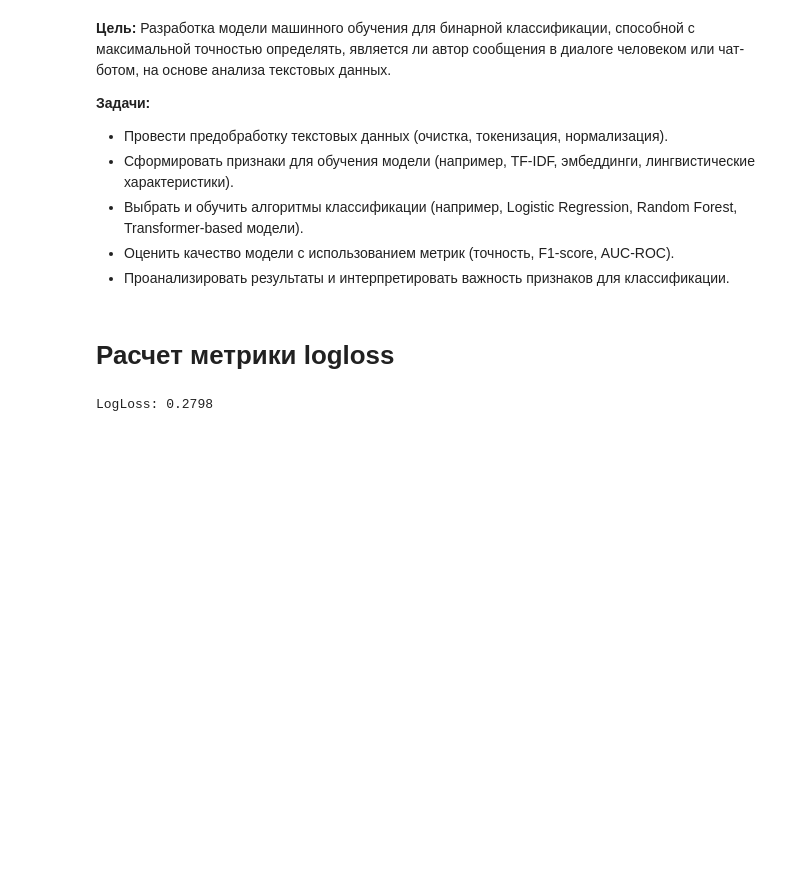
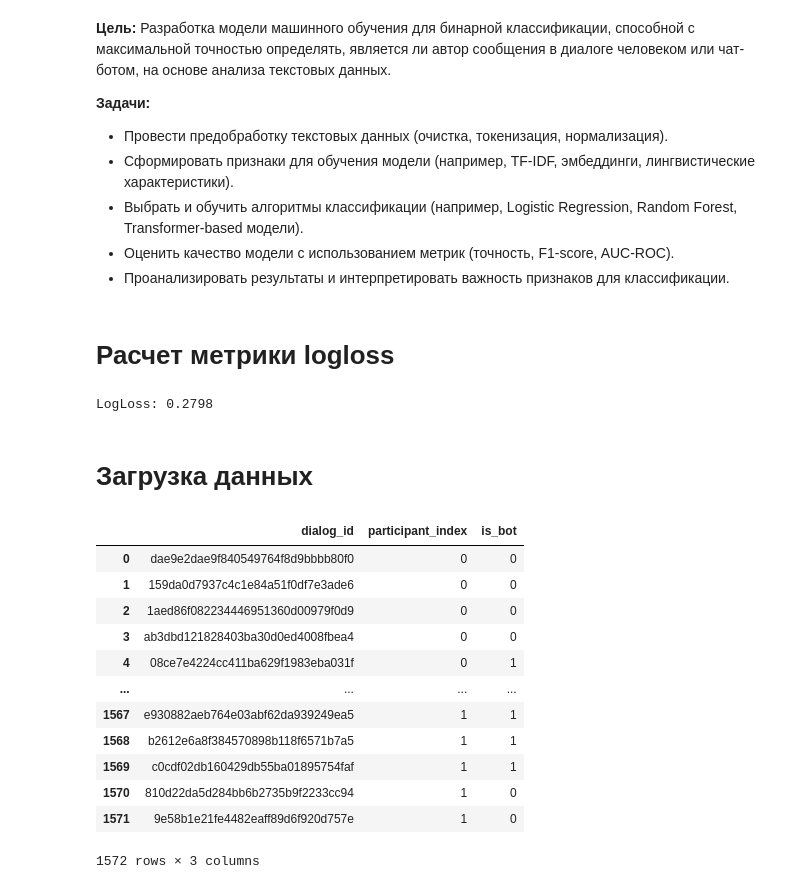
Before and after one commit to alex-chin/dls_part_2_nlp, a Jupyter notebook: week_10_generated_text_detection/Homework/hw_atd_kalex.ipynb, the cells around one changed output. Saved outputs shown, nothing was run; the diff lists cells and outputs as text; code cells hidden in the pictures; blank space fills up the shorter version.

```diff
--- a/week_10_generated_text_detection/Homework/hw_atd_kalex.ipynb
+++ b/week_10_generated_text_detection/Homework/hw_atd_kalex.ipynb
@@ -96,3 +97,23 @@ loss = log_loss(y_true, y_pred)
 print(f"LogLoss: {loss:.4f}")  # Output: LogLoss: 0.2798
 # %% [output]
 LogLoss: 0.2798
+# %% [markdown]
+# Загрузка данных
+# %%
+df1 = pd.read_csv('./data/ytrain.csv')
+# %%
+df1
+# %% [output]
+|  | dialog_id | participant_index | is_bot |
+| 0 | dae9e2dae9f840549764f8d9bbbb80f0 | 0 | 0 |
+| 1 | 159da0d7937c4c1e84a51f0df7e3ade6 | 0 | 0 |
+| 2 | 1aed86f082234446951360d00979f0d9 | 0 | 0 |
+| 3 | ab3dbd121828403ba30d0ed4008fbea4 | 0 | 0 |
+| 4 | 08ce7e4224cc411ba629f1983eba031f | 0 | 1 |
+| ... | ... | ... | ... |
+| 1567 | e930882aeb764e03abf62da939249ea5 | 1 | 1 |
+| 1568 | b2612e6a8f384570898b118f6571b7a5 | 1 | 1 |
+| 1569 | c0cdf02db160429db55ba01895754faf | 1 | 1 |
+| 1570 | 810d22da5d284bb6b2735b9f2233cc94 | 1 | 0 |
+| 1571 | 9e58b1e21fe4482eaff89d6f920d757e | 1 | 0 |
+1572 rows × 3 columns
```
Also changed, not shown: parts of 14 cells of this notebook, 1 other file.
